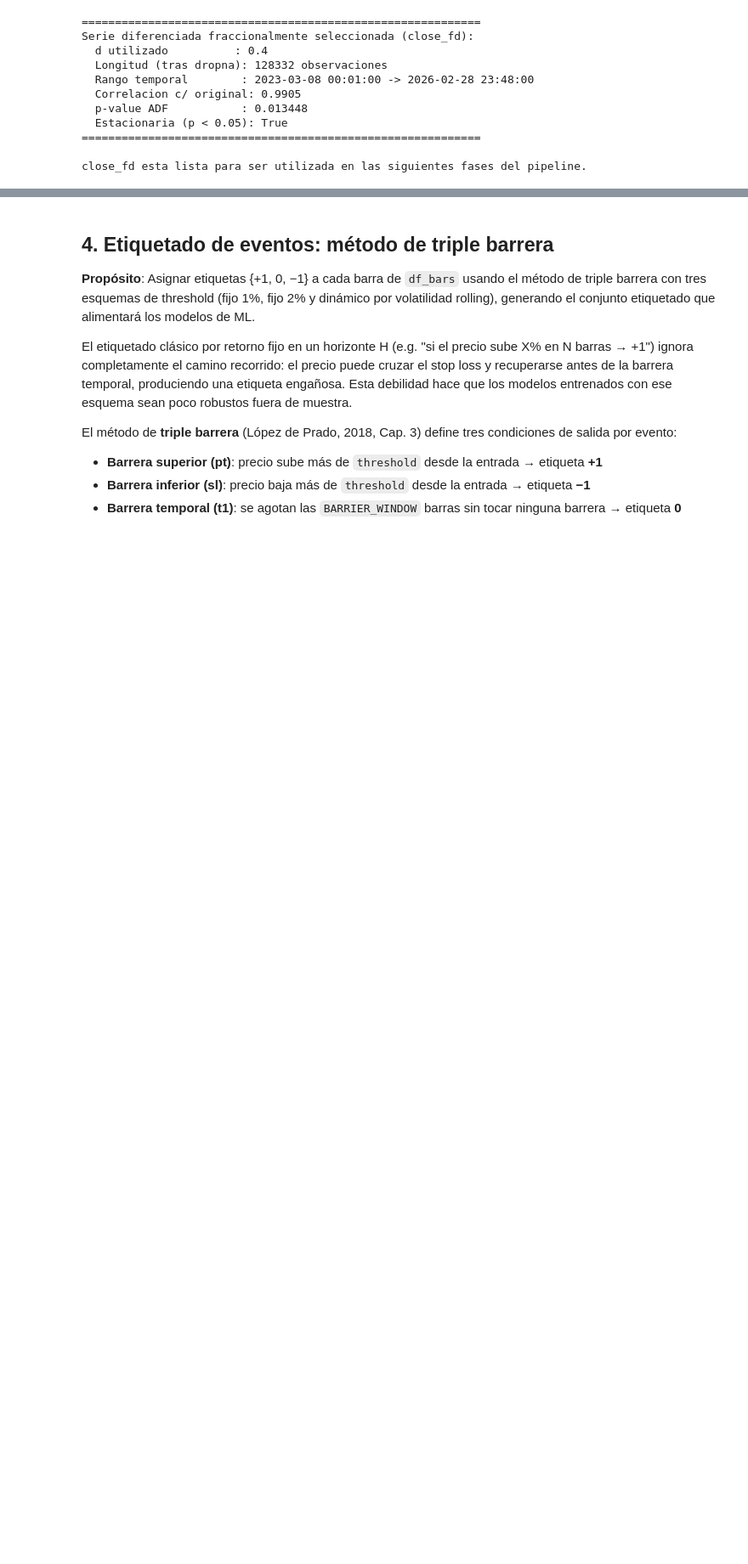
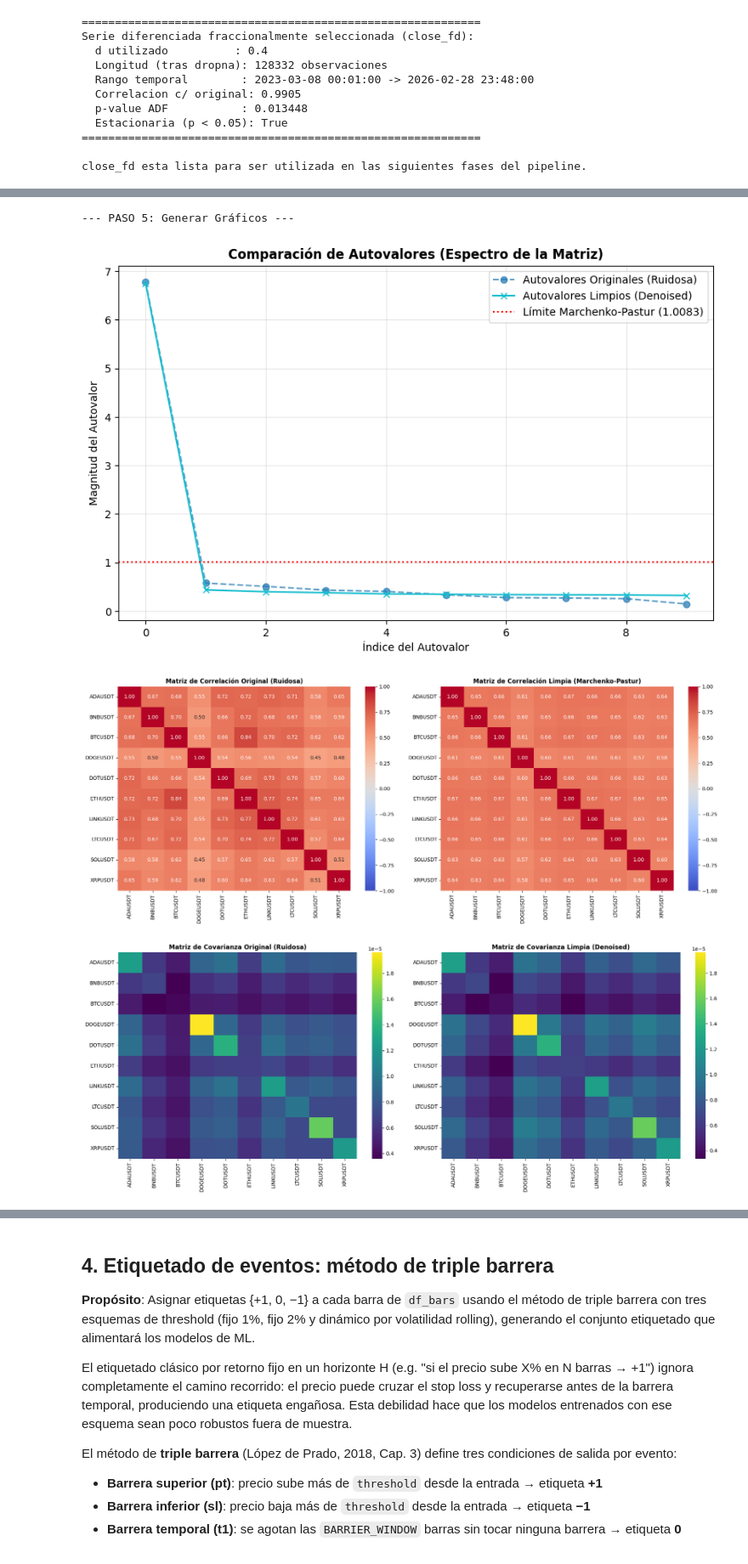
Before and after one commit to Romequinco/TAREA_PROCESADO_DATOS_FINANCIEROS_PARA_MACHINE_LEARNING, a Jupyter notebook: PREPROCESADO_DATOS_FINANCIEROS_.ipynb, the cells around one changed output, grey strips where cells are left out. Shown at 85% size. Saved outputs shown, nothing was run; the diff lists cells and outputs as text; code cells hidden in the pictures; blank space fills up the shorter version.

```diff
--- a/PREPROCESADO_DATOS_FINANCIEROS_.ipynb
+++ b/PREPROCESADO_DATOS_FINANCIEROS_.ipynb
@@ -2314,0 +1688,5 @@ Fase 3 completada. df_features_final lista para la Fase 4 (etiquetado).
+# %%
+DATA_PATH = "data/datos_crypto_limpios.parquet"
+
+df_ej3 = pd.read_parquet(DATA_PATH)
+df_ej3.head()
@@ -2314,0 +1816,63 @@ Fase 3 completada. df_features_final lista para la Fase 4 (etiquetado).
+# %%
+# ==========================================
+# BLOQUE 3: Gráficos y Visualización
+# ==========================================
+
+print("\n--- PASO 5: Generar Gráficos ---")
+
+# Gráfico 1: Espectro de Autovalores (Scree Plot)
+# Extraemos los autovalores y aseguramos que sean vectores 1D ordenados
+e_val_orig_vector_sorted = np.sort(e_val_orig_vector)[::-1]
+# Para la matriz limpia, recalculamos para asegurar que el vector sea 1D y esté ordenado
+e_val_limp_raw = np.linalg.eigvals(corr_limpia_arr)
+e_val_limpia_vector = np.sort(e_val_limp_raw)[::-1]
+
+plt.figure(figsize=(10, 6))
+
+# Al pasar vectores 1D, Matplotlib solo genera UNA entrada en la leyenda por cada .plot()
+plt.plot(e_val_orig_vector_sorted, label='Autovalores Originales (Ruidosa)',
+         marker='o', ls='--', color='tab:blue', alpha=0.7)
+
+plt.plot(e_val_limpia_vector, label='Autovalores Limpios (Denoised)',
+         marker='x', ls='-', color='tab:cyan')
+
+plt.axhline(y=e_max, color='r', linestyle=':', label=f'Límite Marchenko-Pastur ({e_max:.4f})')
+
+plt.title("Comparación de Autovalores (Espectro de la Matriz)", fontweight='bold')
+plt.ylabel("Magnitud del Autovalor")
+plt.xlabel("Índice del Autovalor")
+plt.legend()
+plt.grid(alpha=0.3)
+plt.show()
+
+# Gráfico 2: Heatmaps Comparativos de Correlación
+fig, ax = plt.subplots(1, 2, figsize=(18, 7))
+sns.heatmap(corr_ruidosa, ax=ax[0], annot=True, cmap='coolwarm', vmin=-1, vmax=1, fmt=".2f")
+ax[0].set_title("Matriz de Correlación Original (Ruidosa)", fontweight='bold')
+
+sns.heatmap(corr_limpia_df, ax=ax[1], annot=True, cmap='coolwarm', vmin=-1, vmax=1, fmt=".2f")
+ax[1].set_title("Matriz de Correlación Limpia (Marchenko-Pastur)", fontweight='bold')
+plt.tight_layout()
+plt.show()
+
+# Gráfico 3: Heatmaps Comparativos de COVARIANZA
+fig, ax = plt.subplots(1, 2, figsize=(18, 7))
+sns.heatmap(cov_ruidosa, ax=ax[0], annot=False, cmap='viridis')
+ax[0].set_title("Matriz de Covarianza Original (Ruidosa)", fontweight='bold')
+
+sns.heatmap(cov_limpia_df, ax=ax[1], annot=False, cmap='viridis')
+ax[1].set_title("Matriz de Covarianza Limpia (Denoised)", fontweight='bold')
+plt.tight_layout()
+plt.show()
+
+# Opcional: Dato numérico de mejora de estabilidad
+cond_orig = np.linalg.cond(cov_ruidosa)
+cond_limpia = np.linalg.cond(cov_limpia_df)
+print(f"\nNúmero de Condición Original: {cond_orig:.2f}")
+print(f"Número de Condición Limpia:   {cond_limpia:.2f}")
+print(f"Mejora de estabilidad numérica: {((cond_orig/cond_limpia)-1)*100:.2f}%")
+# %% [output]
+--- PASO 5: Generar Gráficos ---
+[figure, added]
+[figure, added]
+[figure, added]
```
Also changed, not shown: parts of 38 cells of this notebook, 1 other file.
